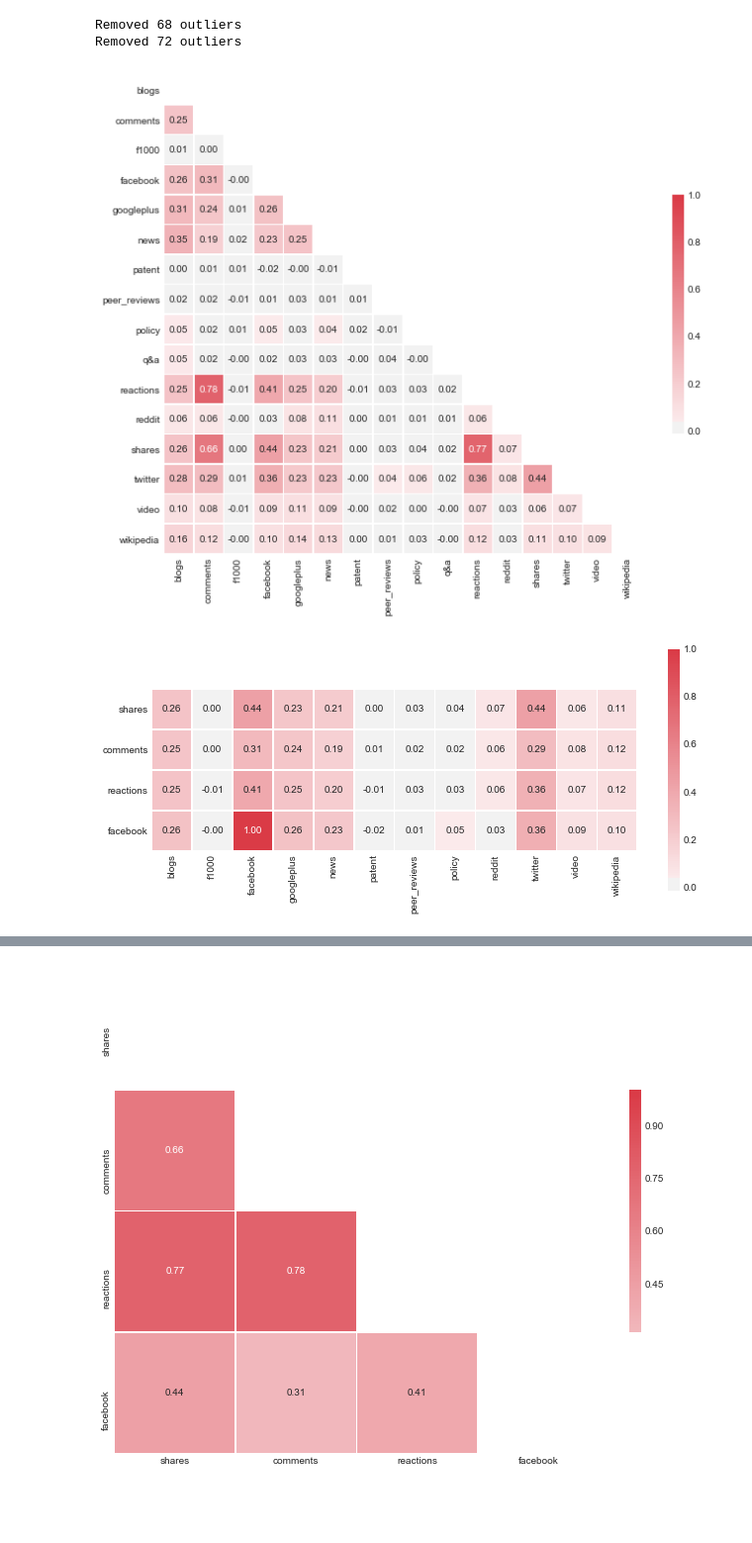
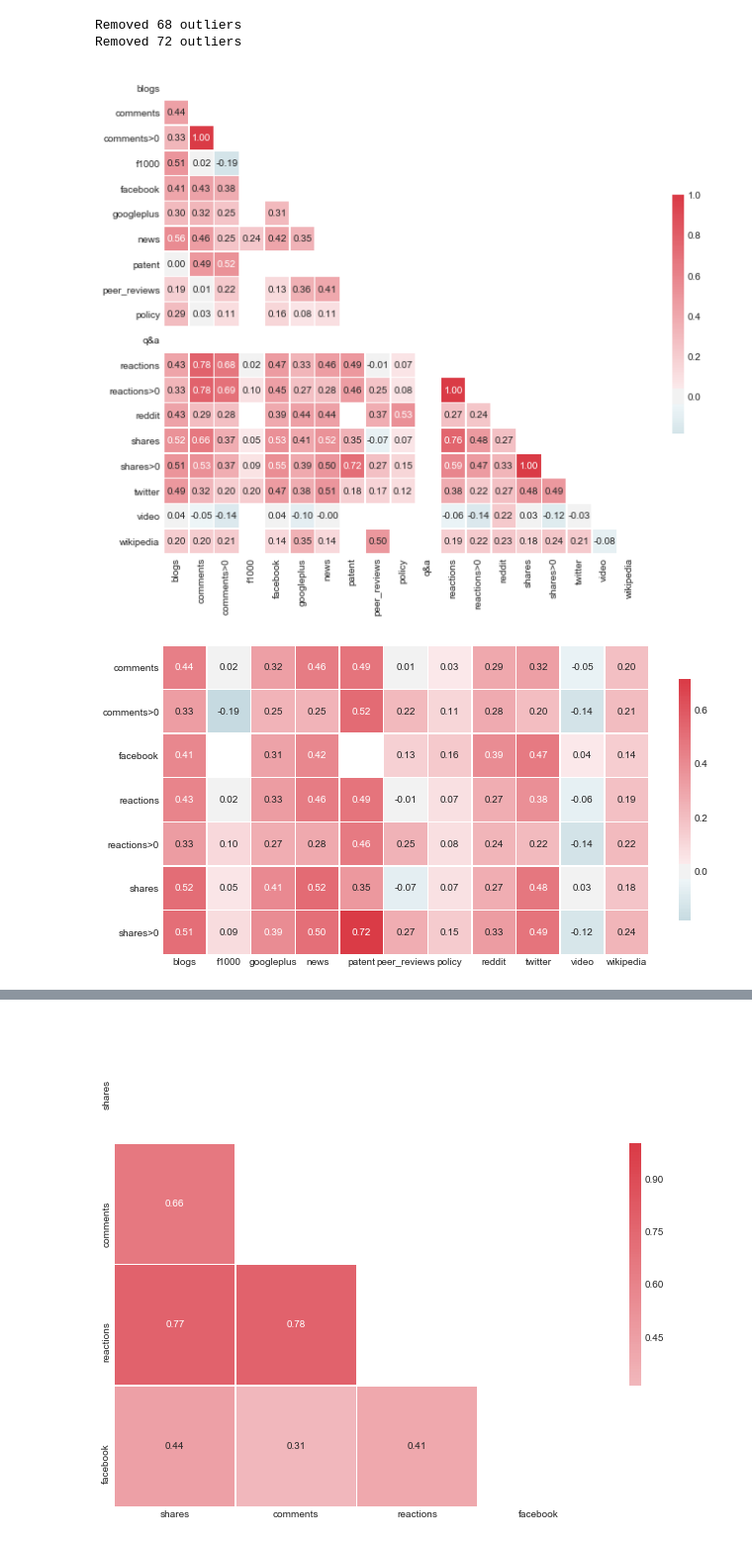
Before and after one commit to ScholCommLab/fhe-plos-data-collection, a Jupyter notebook: code/analysis.ipynb, the cells around one changed output, grey strips where cells are left out. Shown: that part at 99% size. Drawn from its saved outputs; the diff is of its cells as text; code cells hidden in the pictures; blank space fills up the shorter version.

```diff
--- a/code/analysis.ipynb
+++ b/code/analysis.ipynb
@@ -22,7 +22,7 @@ pd.set_option("display.precision", 2)
 # %%
 sns.set_style("darkgrid")
 # %%
-input_csv = "../data/plos2016.csv"
+input_csv = "../data/plos.csv"
 urls_csv = "../data/urls.csv"
 query_csv = "../data/queries.csv"
 og_csv = "../data/og_objects.csv"
@@ -65,7 +65,15 @@ del am['ts']
 # %% [output]
 [interactive output not drawn]
 # %%
+metrics = am
+
 x = ['shares', 'comments', 'reactions']
 for _ in x:
     metrics[_] = c.reset_index().groupby(["doi", "og_id"]).first().groupby(["doi"]).sum()[_]
-    metrics[_] = metrics[_][metrics[_] != 0]
+    metrics[_+">0"] = metrics[_][metrics[_] != 0]
+
+metrics['diff'] = metrics['shares'] - metrics.facebook
+metrics['diff>0'] = metrics['shares>0'] - metrics.facebook
+metrics.describe()
+
+# metrics.to_csv("../data/metrics.csv")
@@ -134,12 +153,3 @@ venn3([shares_set, all_shares_set, am_set], set_labels=('Articles with private s
 # venn2([fb_set, am_set], set_labels=('Found articles', 'Altmetric.com'))
 # %% [output]
 [figure]
-# %%
-metrics = am
-metrics['shares'] = shares
-
-metrics['diff'] = metrics.shares - metrics.facebook
-metrics.describe()
-
-# s['am_fillna'] = s.amf.fillna(0)
-# s['diff_fillna'] = s.fb-s['am_fillna']
@@ -187,7 +187,7 @@ Removed 68 outliers
 Removed 72 outliers
 # %%
 # Compute the correlation matrix
-corr = metrics[metrics.columns.difference(['total', 'diff'])].fillna(0).corr(method="spearman")
+corr = metrics[metrics.columns.difference(['total', 'diff'])].corr(method="spearman")
 
 # Draw the heatmap with the mask and correct aspect ratio
 with sns.axes_style("white"):
@@ -204,25 +204,26 @@ with sns.axes_style("white"):
     sns.heatmap(corr, mask=mask, cmap=cmap, center=0, annot=True, fmt=".2f",
             square=True, linewidths=.5, cbar_kws={"shrink": .5})
 # %% [output]
-[figure, old version]
+[figure, new version]
 # %%
 # Compute the correlation matrix
-corr = metrics[metrics.columns.difference(['total', 'diff', 'q&a'])].fillna(0).corr(method="spearman")
-corr = corr.loc[x+['facebook']][corr.columns.difference(x)]
+corr = metrics[metrics.columns.difference(['total', 'diff', 'q&a'])].corr(method="spearman")
+corr = corr.loc[x+[_+">0" for _ in x]+['facebook']][corr.columns.difference(x+[_+">0" for _ in x]+['facebook'])]
+corr = corr.sort_index()
 
 # Draw the heatmap with the mask and correct aspect ratio
 with sns.axes_style("white"):
     # Generate a mask for the upper triangle
 #   mask = np.zeros_like(corr, dtype=np.bool)
 #   mask[np.triu_indices_from(mask)] = True
 
     # Set up the matplotlib figure
     f, ax = plt.subplots(figsize=(11, 9))
 
     # Generate a custom diverging colormap
     cmap = sns.diverging_palette(220, 10, as_cmap=True)
 
     sns.heatmap(corr, cmap=cmap, center=0, annot=True, fmt=".2f",
             square=True, linewidths=.5, cbar_kws={"shrink": .5})
 # %% [output]
-[figure, old version]
+[figure, new version]
```
Also changed, not shown: parts of 19 cells of this notebook, 6 other files.
